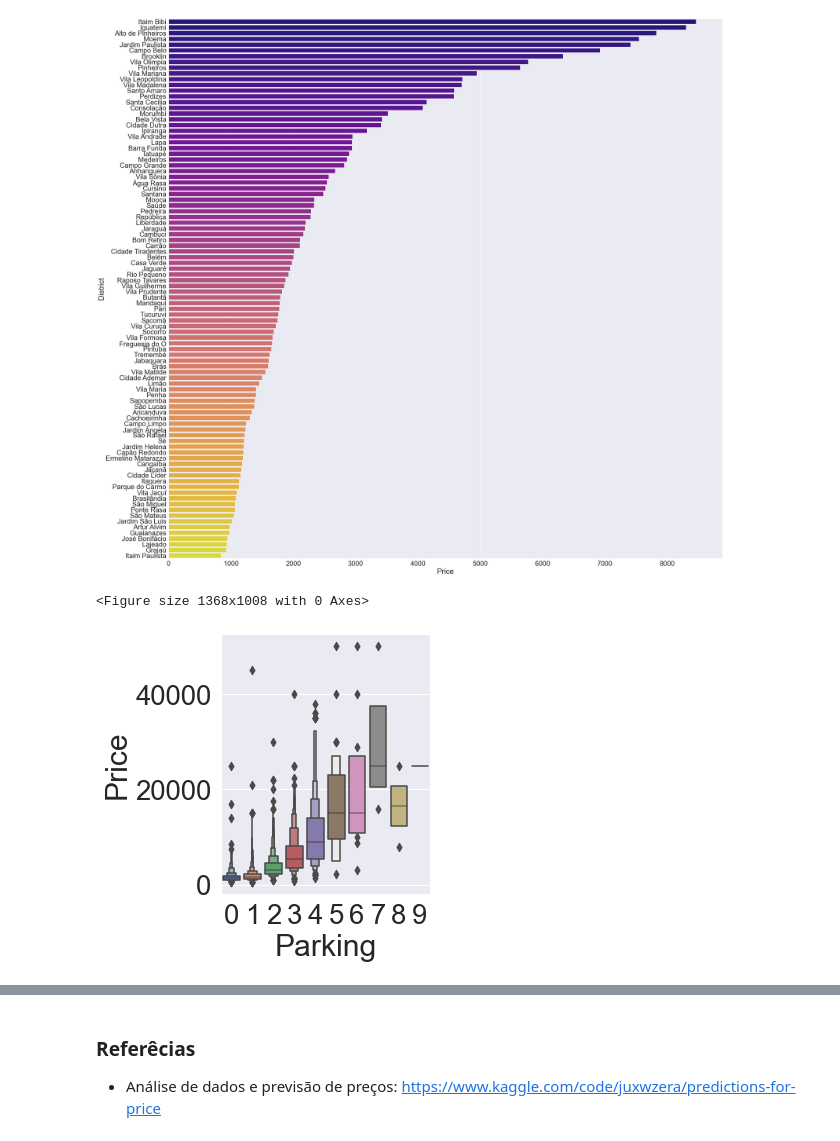
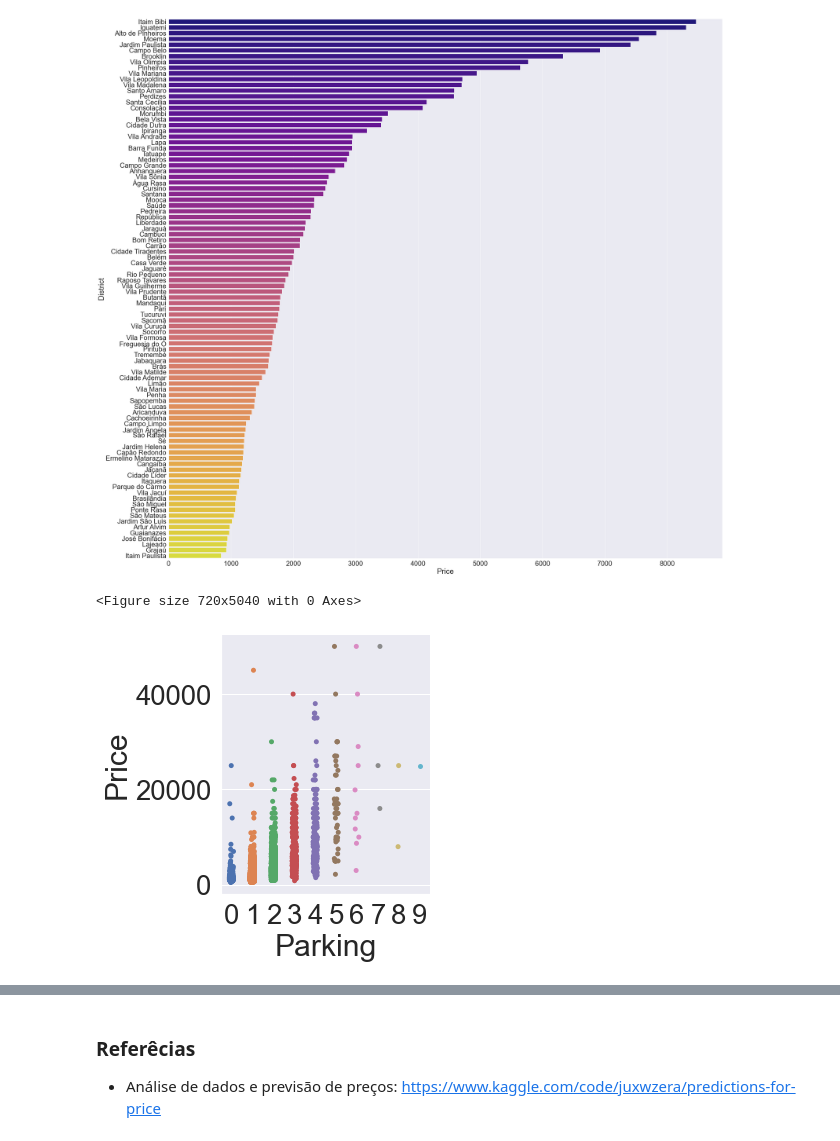
Before and after one commit to insper-classroom/22-1a-cd-p2-projeto2_isa_pivo_pcolpas, a Jupyter notebook: P2/01.filtrar dados.ipynb, the cells around one changed output, grey strips where cells are left out. Cells and saved outputs as stored; diff of their text form; code cells hidden in the pictures.

```diff
--- a/P2/01.filtrar dados.ipynb
+++ b/P2/01.filtrar dados.ipynb
@@ -220,11 +220,12 @@ ax = sns.barplot(x='Price', y='District', data= grouped, palette = 'plasma')
 
 # px.histogram(df2, x='Price', color='Elevator') # opacity=0.5,
 # %%
-plt.figure(figsize=(19, 14))
-ax = sns.catplot(x='Parking', y = 'Price', data=df, kind='boxen')
+plt.figure(figsize=(10, 70))
+ax = sns.catplot(x='Parking', y = 'Price', data=df)
+plt.show()
 # %% [output]
-<Figure size 1368x1008 with 0 Axes>
+<Figure size 720x5040 with 0 Axes>
-[figure, old version]
+[figure, new version]
 # %%
 # # ['Price', 'Condo', 'Size', 'Rooms', 'Toilets', 'Suites', 'Parking', 'Elevator', 'Furnished', 'Swimming Pool', 'District', 'Property Type']
 # print(f'Correlação Price/Condo: {df.Price.corr(df.Condo)*100:.3f} %')
```
Also changed, not shown: parts of 3 cells of this notebook.
